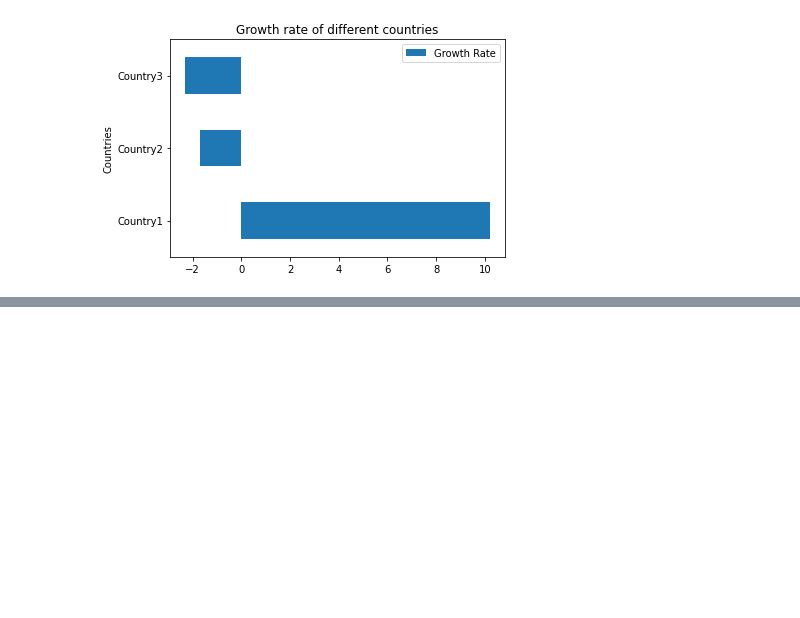
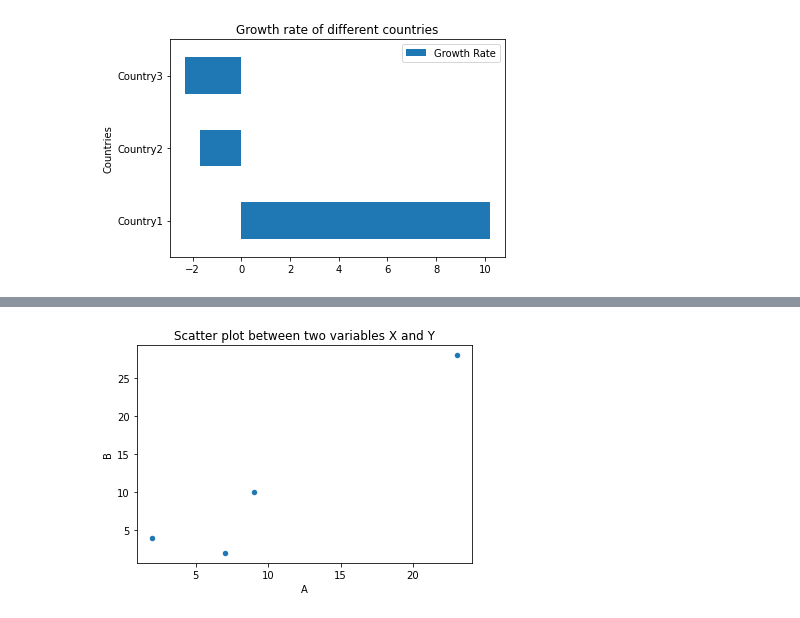
Before and after one commit to Njeri-Gitome/DS_Track, a Jupyter notebook: Data_Types_&_Data_Wrangling.ipynb, the cells around one changed output, grey strips where cells are left out. Saved outputs shown, nothing was run; the diff lists cells and outputs as text; code cells hidden in the pictures; blank space fills up the shorter version.

```diff
--- a/Data_Types_&_Data_Wrangling.ipynb
+++ b/Data_Types_&_Data_Wrangling.ipynb
@@ -361,0 +469,37 @@ plot.show(block =True)
+# %%
+#SCATTER PLOT
+# Example Python program to draw a scatter plot
+
+# for two columns of a pandas DataFrame
+
+import pandas as pd
+
+import matplotlib.pyplot as plot
+
+
+
+# List of tuples
+
+data = [(2, 4),
+
+        (23, 28),
+
+        (7, 2),
+
+        (9, 10)]
+
+
+
+# Load data into pandas DataFrame
+
+dataFrame = pd.DataFrame(data=data, columns=['A','B']);
+
+
+
+# Draw a scatter plot
+
+dataFrame.plot.scatter(x='A', y='B', title= "Scatter plot between two variables X and Y");
+
+plot.show(block=True);
+# %% [output]
+[figure, added]
```
Also changed, not shown: parts of 4 cells of this notebook.
